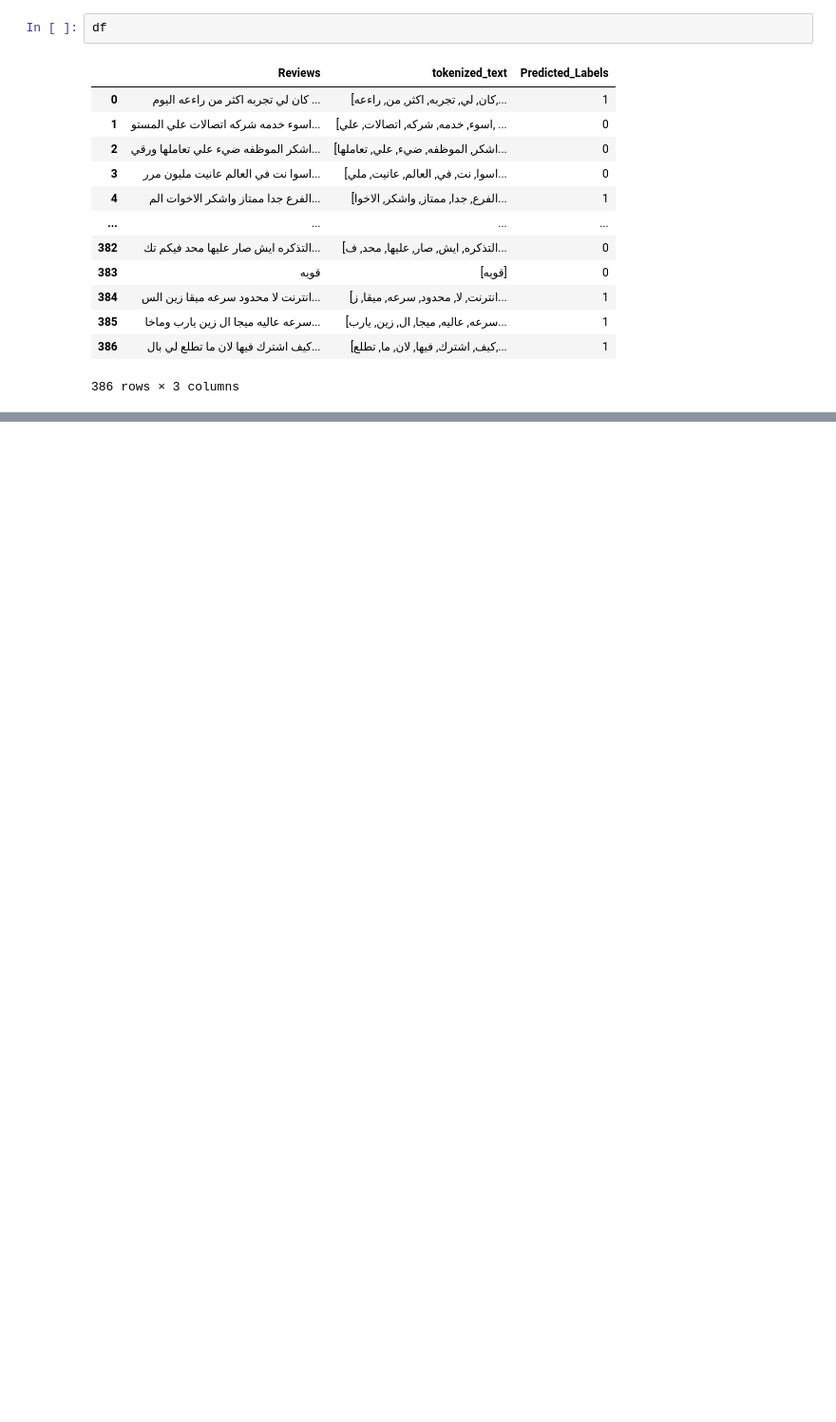
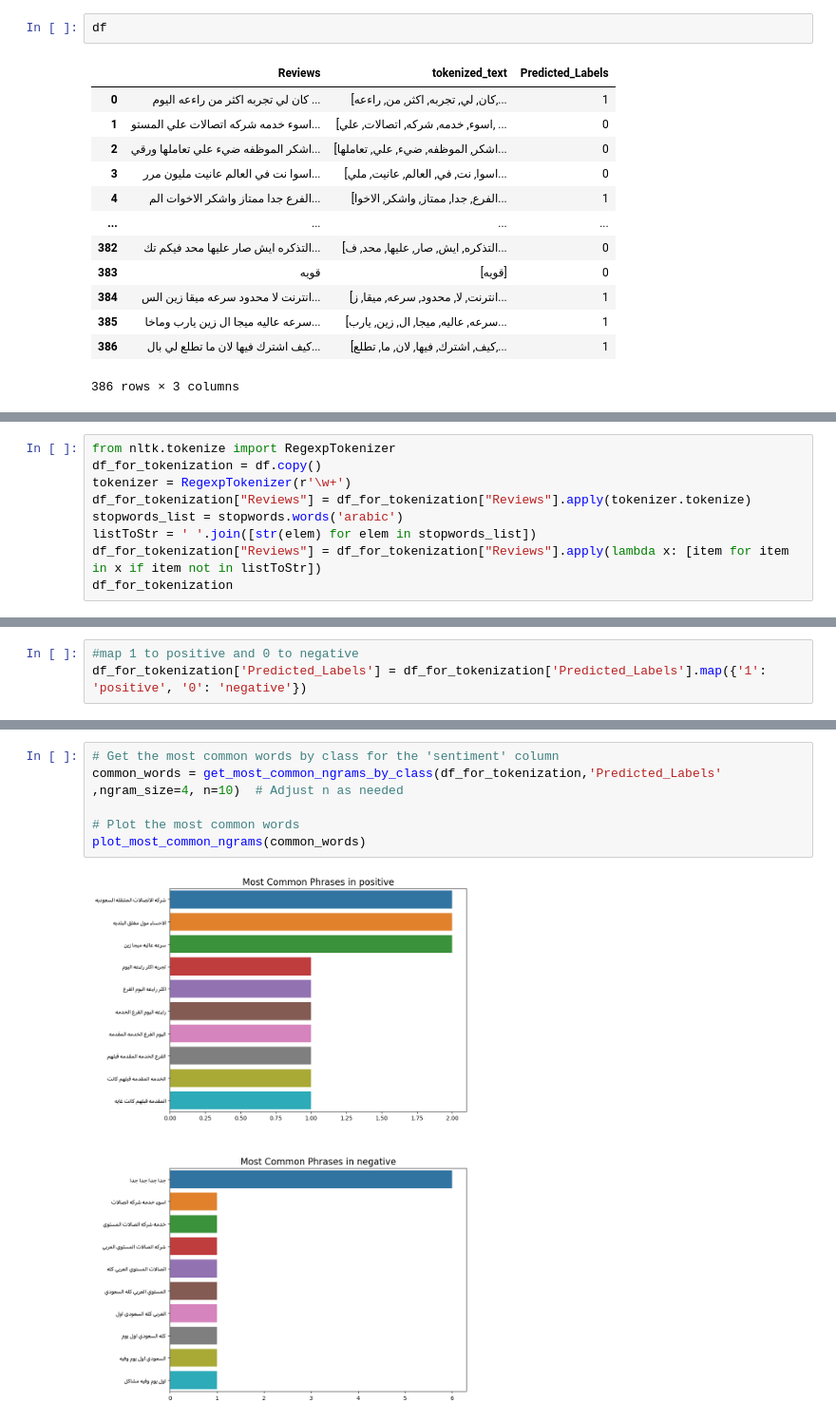
Before and after one commit to shaaleissa/Data-Mining-Project, a Jupyter notebook: FOR DS/another_sa_for_DS.ipynb, the cells around one changed output, grey strips where cells are left out. Shown at 95% size. Cells and saved outputs as stored; diff of their text form; blank space fills up the shorter version.

```diff
--- a/FOR DS/another_sa_for_DS.ipynb
+++ b/FOR DS/another_sa_for_DS.ipynb
@@ -468,0 +521,9 @@ df
+# %%
+from nltk.tokenize import RegexpTokenizer
+df_for_tokenization = df.copy()
+tokenizer = RegexpTokenizer(r'\w+')
+df_for_tokenization["Reviews"] = df_for_tokenization["Reviews"].apply(tokenizer.tokenize)
+stopwords_list = stopwords.words('arabic')
+listToStr = ' '.join([str(elem) for elem in stopwords_list])
+df_for_tokenization["Reviews"] = df_for_tokenization["Reviews"].apply(lambda x: [item for item in x if item not in listToStr])
+df_for_tokenization
@@ -468,0 +544,3 @@ df
+# %%
+#map 1 to positive and 0 to negative
+df_for_tokenization['Predicted_Labels'] = df_for_tokenization['Predicted_Labels'].map({'1': 'positive', '0': 'negative'})
@@ -468,0 +593,8 @@ df
+# %%
+# Get the most common words by class for the 'sentiment' column
+common_words = get_most_common_ngrams_by_class(df_for_tokenization,'Predicted_Labels' ,ngram_size=4, n=10)  # Adjust n as needed
+
+# Plot the most common words
+plot_most_common_ngrams(common_words)
+# %% [output]
+[figure, added]
```
Also changed, not shown: parts of 7 cells of this notebook, 3 other files.
